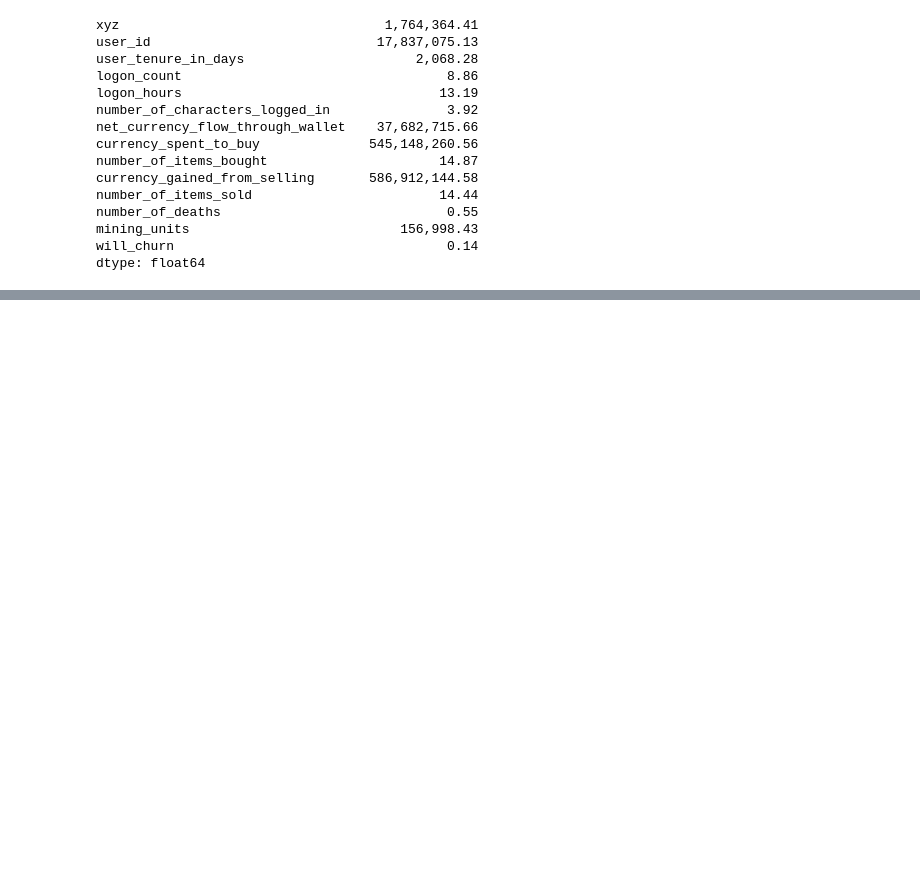
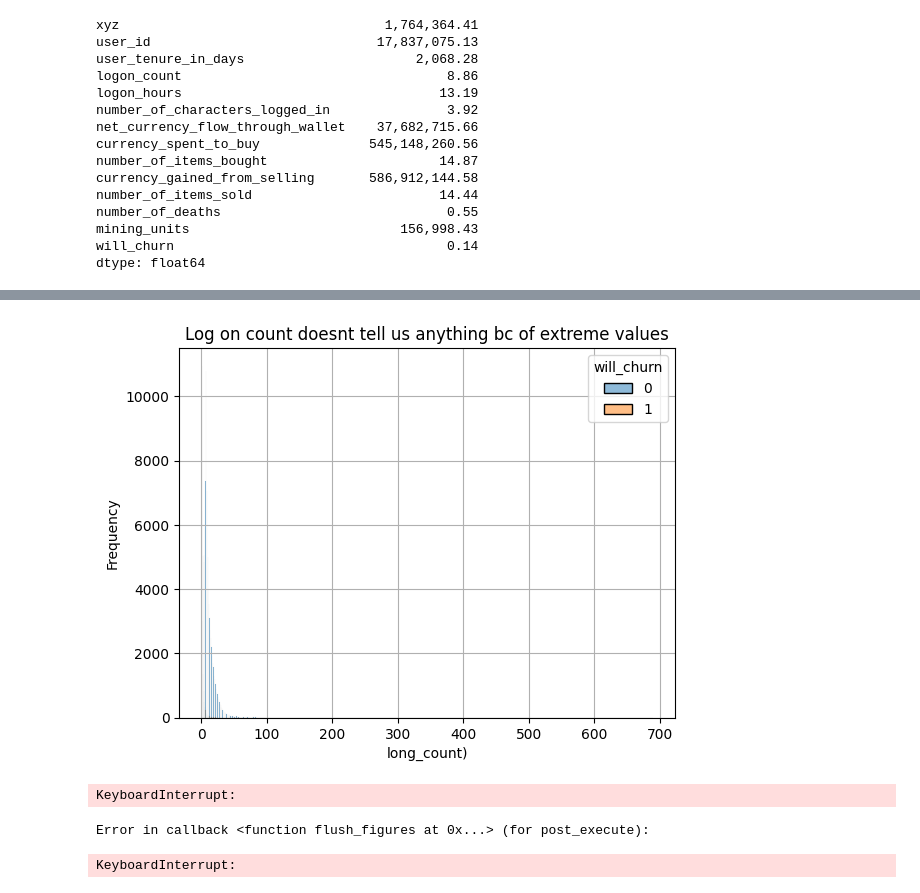
Before and after one commit to victorblaer/ccp_game_data, a Jupyter notebook: ccp_game_data.ipynb, the cells around one changed output, grey strips where cells are left out. Cells and saved outputs as stored; diff of their text form; code cells hidden in the pictures; blank space fills up the shorter version.

```diff
--- a/ccp_game_data.ipynb
+++ b/ccp_game_data.ipynb
@@ -203,0 +220,25 @@ dtype: float64
+# %%
+#https://www.datacamp.com/tutorial/how-to-make-a-seaborn-histogram
+#lt.figure(figsize=(10, 6))
+sns.histplot(data=df1, x='logon_count', hue='will_churn')
+plt.title('Log on count doesnt tell us anything bc of extreme values')
+plt.xlabel('long_count)')
+plt.ylabel('Frequency')
+plt.grid(True)
+plt.show()
+# %% [output]
+[figure, added]
+# %%
+
+#https://www.datacamp.com/tutorial/how-to-make-a-seaborn-histogram
+#lt.figure(figsize=(10, 6))
+sns.histplot(data=df1, x='number_of_items_bought', hue='will_churn')
+plt.title('Will Churn')
+plt.xlabel('user_tenure_in_days)')
+plt.ylabel('Frequency')
+plt.grid(True)
+plt.show()
+# %% [output]
+KeyboardInterrupt:
+Error in callback <function flush_figures at 0x...> (for post_execute):
+KeyboardInterrupt:
```
Also changed, not shown: parts of 12 cells of this notebook.
